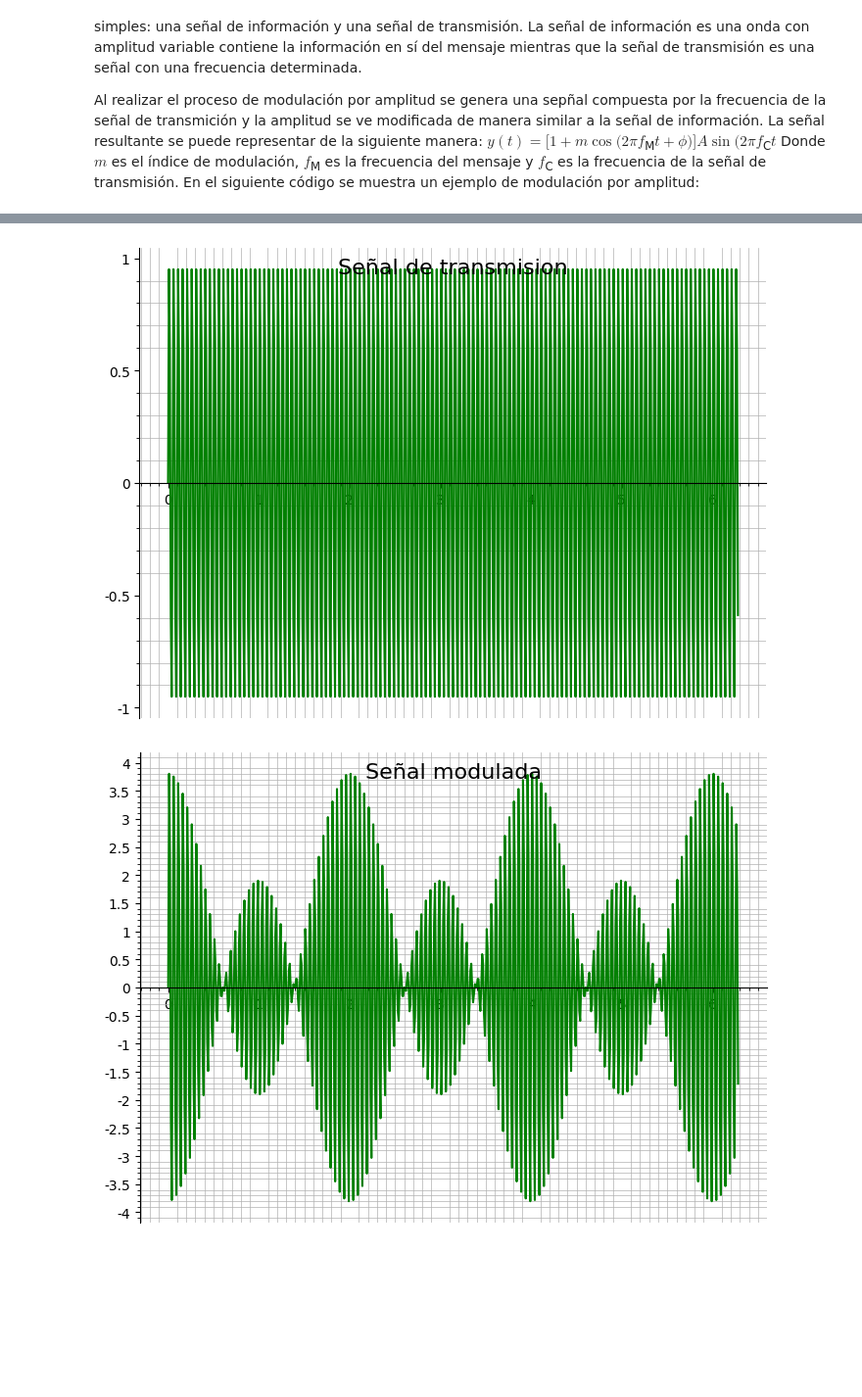
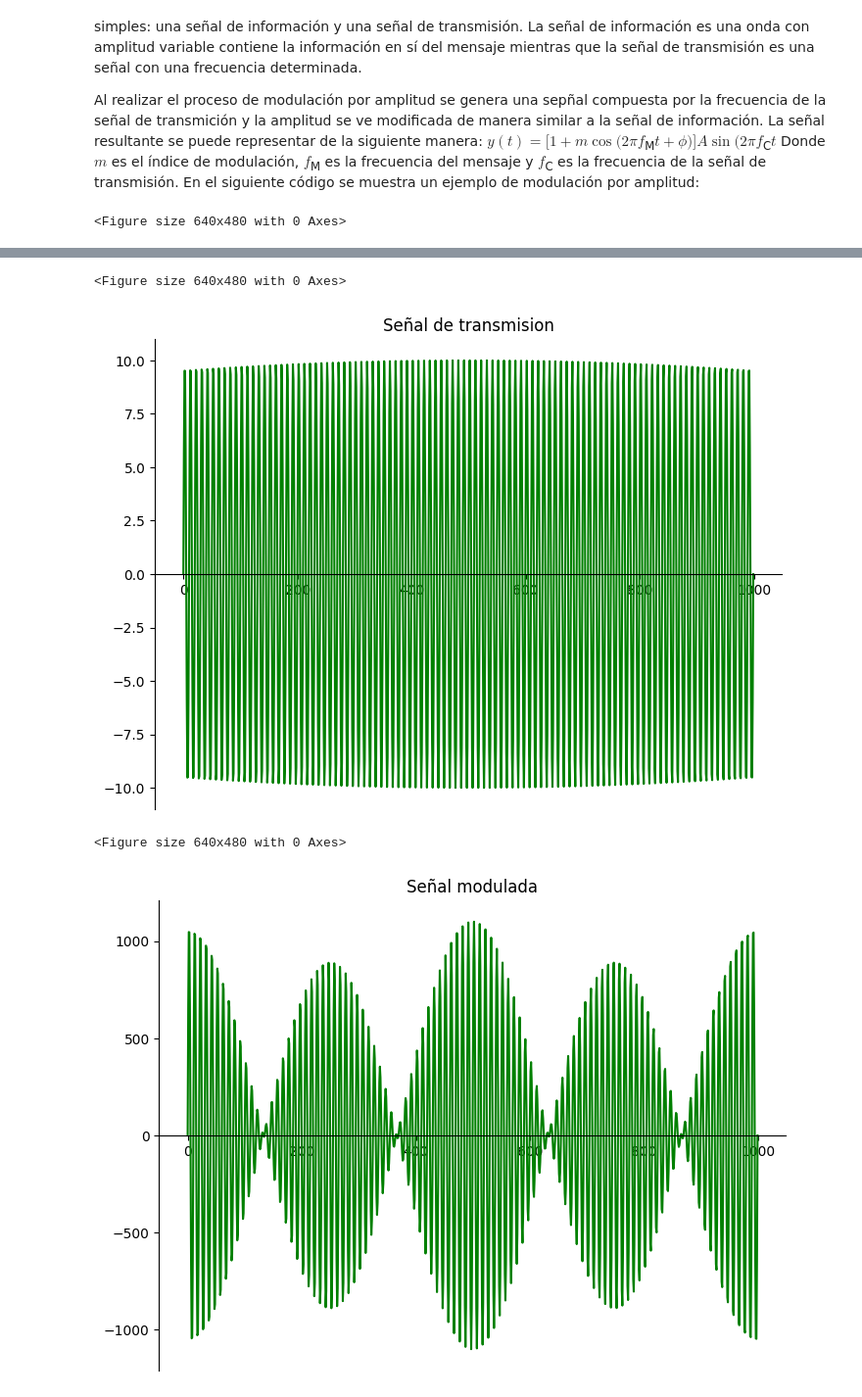
Before and after one commit to Setofnosets/Senoidales, a Jupyter notebook: Senoidales.ipynb, the cells around one changed output, grey strips where cells are left out. Shown at 98% size. Cells and saved outputs as stored; diff of their text form; code cells hidden in the pictures; blank space fills up the shorter version.

```diff
--- a/Senoidales.ipynb
+++ b/Senoidales.ipynb
@@ -400,46 +400,30 @@ def modulacion_amplitud(A: float, M: float, fc: float, fm: float, phi: float, t:
     indice = M/A
     return A*(1 + mensaje(indice, fm, phi, t))*sine_wave(A, fc, phi, t)
 
-def mostrar_grafica(x: list, y: list, title: str, fig: any, y1: list=None, y2: list=None) -> None:
-    fig.suptitle(title, fontsize=16)
-
-    ax = fig.add_axes([0,0,1,1])
-    #ax.set_title(title)
+def mostrar_grafica(y: list, title: str) -> None:
+    ax = plt.figure().add_axes([0,0,1,1])
+    ax.set_title(title)
     ax.spines['bottom'].set_position('center')
     ax.spines['right'].set_color('none')
     ax.spines['top'].set_color('none')
-    ax.yaxis.set_major_formatter(FormatStrFormatter('%g'))
-    ax.yaxis.set_ticks(np.arange(-100, 100, 0.5))
-    ax.xaxis.set_minor_locator(MultipleLocator(0.1))
-    ax.yaxis.set_minor_locator(MultipleLocator(0.1))
-    ax.xaxis.grid(True, 'minor', linewidth=0.5)
-    ax.yaxis.grid(True, 'minor', linewidth=0.5)
-    ax.plot(x, y, 'g')
-    if y1 is not None:
-        ax.plot(x, y1, 'r')
-    if y2 is not None:
-        ax.plot(x, y2, 'b')
+    plt.plot(y, 'g')
 
-
-amp_max = 0.
-x_max = 2*pi
-x_min = 0
-step = 0.01
-x = np.arange(x_min, x_max, step)
-#Señal con A = 3, f = 0.5 y fase = 0
-mensaje1 = [mensaje(3,0.5,0,tiempo) for tiempo in x]
-#Señal con A = 1, f = 20 y fase = 0
-transmision = [sine_wave(1,20,0,tiempo) for tiempo in x]
+x = np.linspace(0,1,1000)
+#Señal con A = 100, f = 2 y fase = 0
+mensaje1 = [mensaje(100,2,0,tiempo) for tiempo in x]
+#Señal con A = 10, f = 100 y fase = 0
+transmision = [sine_wave(10,100,0,tiempo) for tiempo in x]
 #Señal modulada
-modulada = [modulacion_amplitud(1,3,20,0.5,0,tiempo) for tiempo in x]
+modulada = [modulacion_amplitud(10,100,100,2,0,tiempo) for tiempo in x]
 
 fig = plt.figure()
-mostrar_grafica(x, mensaje1, "Mensaje", fig)
+mostrar_grafica(mensaje1, "Mensaje")
 fig = plt.figure()
-mostrar_grafica(x, transmision, "Señal de transmision", fig)
+mostrar_grafica(transmision, "Señal de transmision")
 
 #Mostrar Graficas moduladas
 fig = plt.figure()
-mostrar_grafica(x, modulada, "Señal modulada", fig)
+mostrar_grafica(modulada, "Señal modulada")
 plt.show()
 # %% [output]
+<Figure size 640x480 with 0 Axes>
@@ -447,5 +431,7 @@ plt.show()
+<Figure size 640x480 with 0 Axes>
-[figure, old version]
+[figure, new version]
+<Figure size 640x480 with 0 Axes>
-[figure, old version]
+[figure, new version]
 # %% [markdown]
 <h3>Ancho de banda</h3>
 <p>El ancho de banda genaralmente se reconoce como la máxima velocidad de transferencia de datos de una señal. En comunicaciones el ancho de banda se refiere a la diferencia entre las frecuencias más altas y más bajas de las partes que constituyen la señal, si una señal es de 2 Hertz y otra de 1 Hertz, entonces el ancho de banda será de 1 Hertz. Otra manera de pensarlo es como el rango de frecuencias de una señal</p>
```
Also changed, not shown: parts of 3 cells of this notebook, 1 other file.
